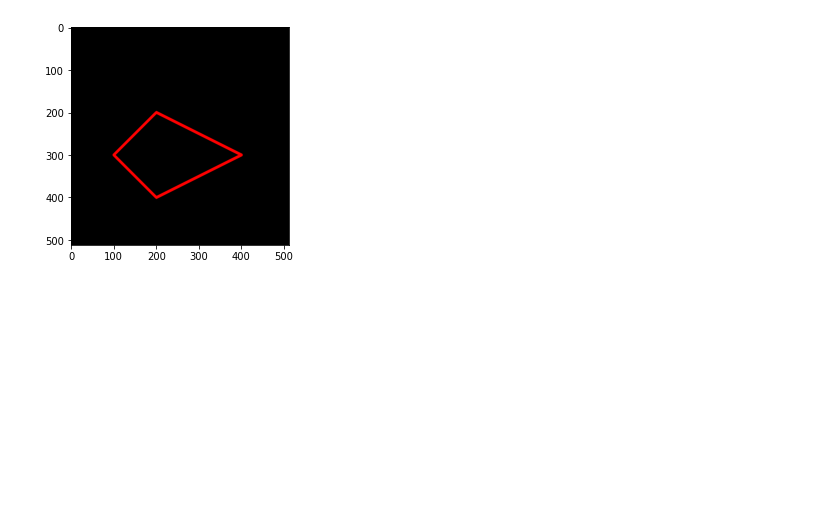
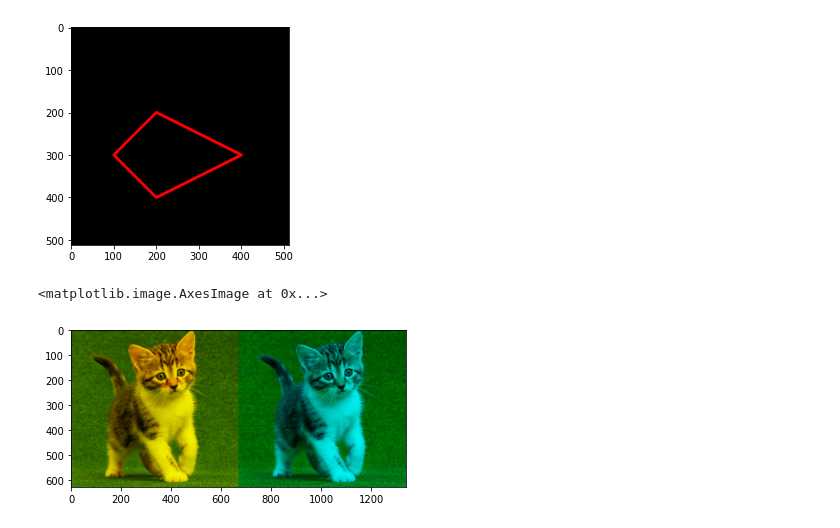
Before and after one commit to divardhia/PCVK_Genap_2022, a Jupyter notebook: Week2.ipynb, the cells around one changed output. Saved outputs shown, nothing was run; the diff lists cells and outputs as text; code cells hidden in the pictures; blank space fills up the shorter version.

```diff
--- a/Week2.ipynb
+++ b/Week2.ipynb
@@ -129,3 +129,18 @@ plt.imshow(black_img2)
 # %% [output]
 <matplotlib.image.AxesImage at 0x...>
 [figure]
+# %%
+# Tugas 1
+# Menampilkan image dalam channel Red-Green
+img6 = cv.cvtColor(img, cv.COLOR_BGR2RGB)
+img6[:, :, 2] = 0
+
+# Menampilkan image dalam channel Green-Blue
+img7 = cv.cvtColor(img, cv.COLOR_BGR2RGB)
+img7[:, :, 0] = 0
+
+finalFrame = cv.hconcat((img6, img7))
+plt.imshow(finalFrame)
+# %% [output]
+<matplotlib.image.AxesImage at 0x...>
+[figure, added]
```
Also changed, not shown: parts of 5 cells of this notebook.
